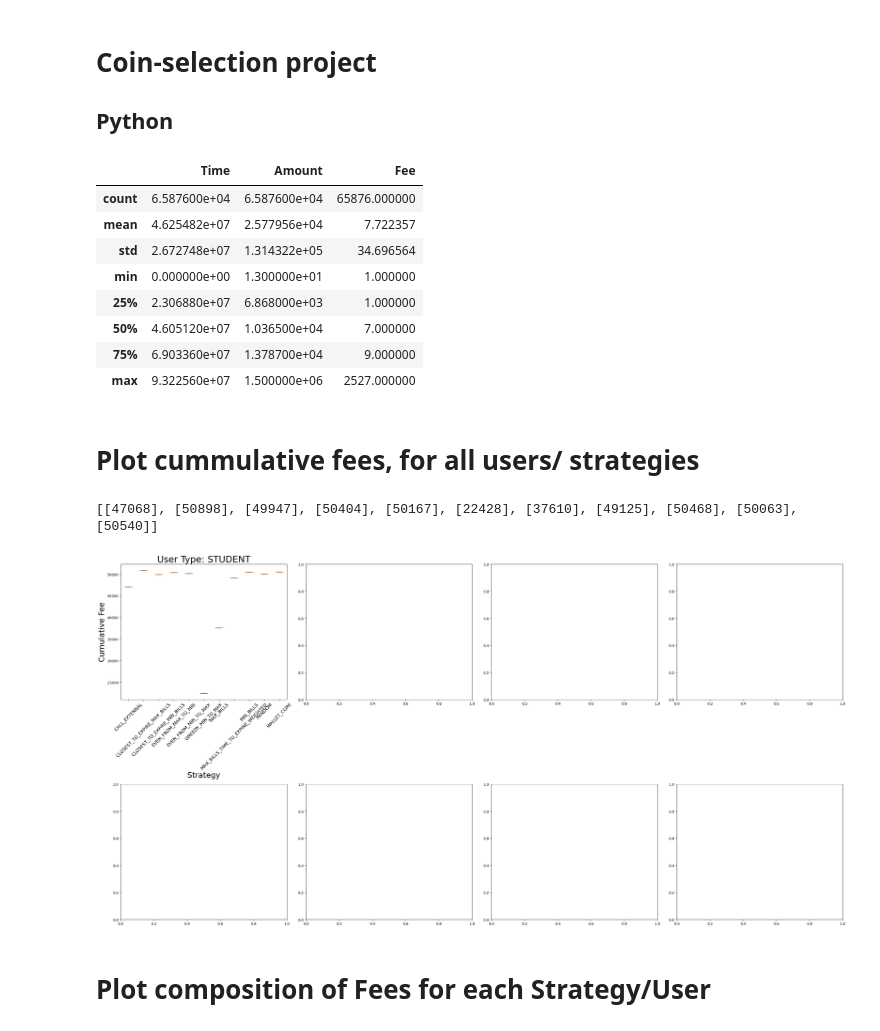
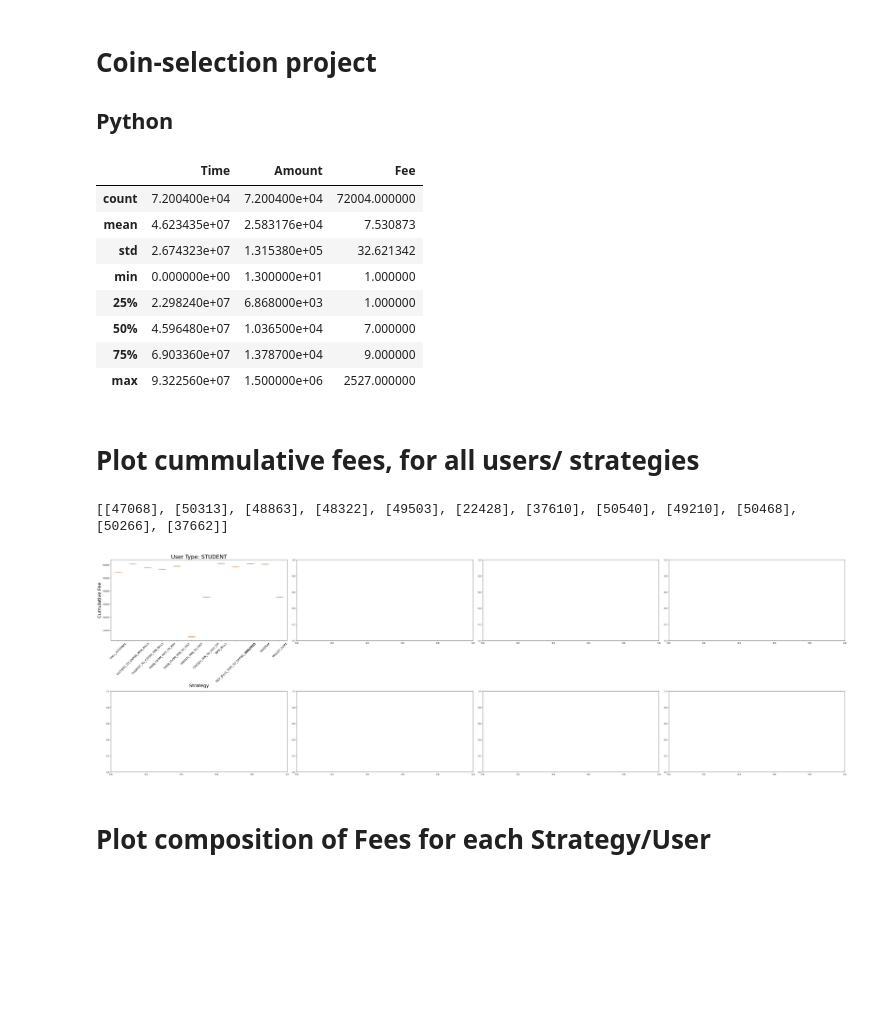
Before and after one commit to TheodorStraube/coin-selection-taler, a Jupyter notebook: coin-selection-analysis-master/analysis_continued.ipynb, the cells around one changed output. Cells and saved outputs as stored; diff of their text form; code cells hidden in the pictures; blank space fills up the shorter version.

```diff
--- a/coin-selection-analysis-master/analysis_continued.ipynb
+++ b/coin-selection-analysis-master/analysis_continued.ipynb
@@ -25,7 +25,8 @@ strategy_colors.update({
     'MIN_BILLS': 'green',
     'EVEN_FROM_MIN_TO_MAX': 'red',
     'EVEN_FROM_MAX_TO_MIN': 'pink',
-    'GREEDY_MIN_TO_MAX': 'purple'
+    'GREEDY_MIN_TO_MAX': 'purple',
+    'GREEDY_MIN_TO_MAX_FIX': 'red'
 })
 
 # Initialize an empty list to hold all data
@@ -60,12 +61,12 @@ df = raw_df.copy().loc[(raw_df['Operation'] != 'DEPOSIT_REFRESH_OP') & (raw_df['
 df.describe()
 # %% [output]
 |  | Time | Amount | Fee |
-| count | 6.587600e+04 | 6.587600e+04 | 65876.000000 |
-| mean | 4.625482e+07 | 2.577956e+04 | 7.722357 |
-| std | 2.672748e+07 | 1.314322e+05 | 34.696564 |
+| count | 7.200400e+04 | 7.200400e+04 | 72004.000000 |
+| mean | 4.623435e+07 | 2.583176e+04 | 7.530873 |
+| std | 2.674323e+07 | 1.315380e+05 | 32.621342 |
 | min | 0.000000e+00 | 1.300000e+01 | 1.000000 |
-| 25% | 2.306880e+07 | 6.868000e+03 | 1.000000 |
-| 50% | 4.605120e+07 | 1.036500e+04 | 7.000000 |
+| 25% | 2.298240e+07 | 6.868000e+03 | 1.000000 |
+| 50% | 4.596480e+07 | 1.036500e+04 | 7.000000 |
 | 75% | 6.903360e+07 | 1.378700e+04 | 9.000000 |
 | max | 9.322560e+07 | 1.500000e+06 | 2527.000000 |
 # %% [markdown]
@@ -73,34 +74,34 @@ df.describe()
 # %%
 # Calculate cumulative fees for each file within each strategy
 df['CumulativeFee'] = df.groupby(['FileName', 'UserType', 'Strategy'])['Fee'].cumsum()
 
 # Create a pivot table for the final cumulative fee for each strategy and user type
 final_cumulative_fees = df.drop_duplicates(['FileName', 'UserType', 'Strategy'], keep='last')
 # Pivot table adjustment for easier access in the new plot setup
 pivot_df_new = final_cumulative_fees.pivot_table(index='UserType', columns='Strategy', values='CumulativeFee', aggfunc=list)
 
 # Plotting setup
-fig, axes = plt.subplots(nrows=2, ncols=4, figsize=(30, 15))
+fig, axes = plt.subplots(nrows=2, ncols=4, figsize=(50, 15))
 axes = axes.ravel()
 
 for idx, (user_type, ax) in enumerate(zip(pivot_df_new.index, axes)):
     # Prepare boxplot data; collect lists from each cell in row corresponding to user type
     boxplot_data = [pivot_df_new.loc[user_type, strategy] for strategy in pivot_df_new.columns]
 
     print(boxplot_data)
 
     ax.boxplot(boxplot_data, tick_labels=pivot_df_new.columns, showfliers=False)  # Optionally add `showfliers=False` to hide outliers
     ax.set_title(f"User Type: {user_type}", fontsize=26)
     ax.set_xlabel('Strategy', fontsize=22)
     ax.set_ylabel('Cumulative Fee', fontsize=22)
     ax.tick_params(axis='x', rotation=45, labelsize=13)
 
 plt.tight_layout()
 plt.savefig("results/final_cumulative_fees", bbox_inches='tight')
 plt.show()
 # %% [output]
-[[47068], [50898], [49947], [50404], [50167], [22428], [37610], [49125], [50468], [50063], [50540]]
+[[47068], [50313], [48863], [48322], [49503], [22428], [37610], [50540], [49210], [50468], [50266], [37662]]
-[figure, old version]
+[figure, new version]
 # %% [markdown]
 # Plot composition of Fees for each Strategy/User
 # %%
```
Also changed, not shown: parts of 1 cell of this notebook, 1 other file.
